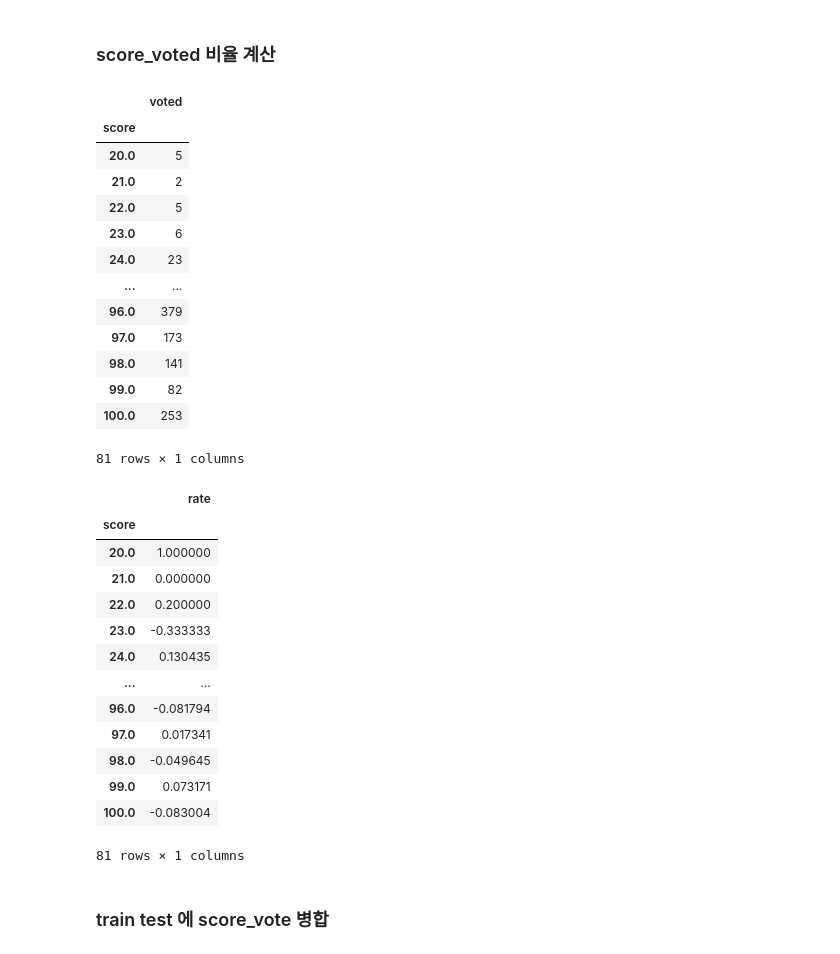
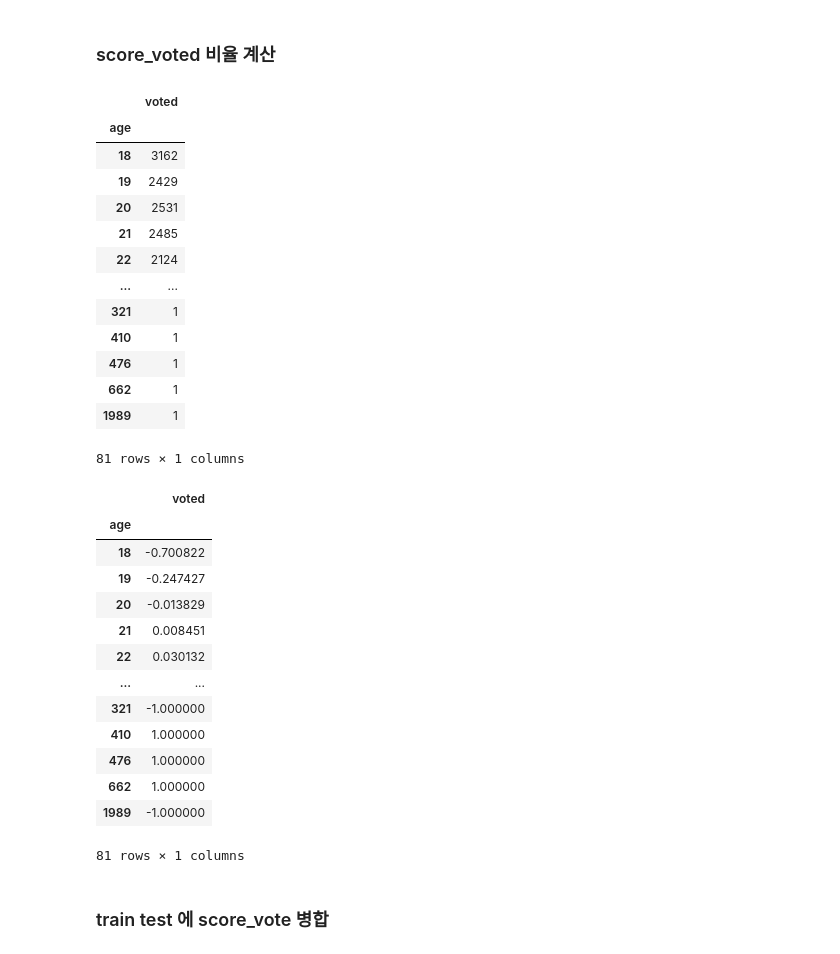
Before and after one commit to dss-14th/ml-repo-3, a Jupyter notebook: yong's/final_importance_except0_-Copy2.ipynb, the cells around one changed output. Saved outputs shown, nothing was run; the diff lists cells and outputs as text; code cells hidden in the pictures.

```diff
--- a/yong's/final_importance_except0_-Copy2.ipynb
+++ b/yong's/final_importance_except0_-Copy2.ipynb
@@ -207,47 +207,47 @@ df_te
 # %% [markdown]
 ### score_voted 비율 계산
 # %%
-df_tr[["voted", "score"]].groupby("score").count()
+df_tr[["voted", "age"]].groupby("age").count()
 # %% [output]
 |  | voted |
-| score |  |
-| 20.0 | 5 |
-| 21.0 | 2 |
-| 22.0 | 5 |
-| 23.0 | 6 |
-| 24.0 | 23 |
+| age |  |
+| 18 | 3162 |
+| 19 | 2429 |
+| 20 | 2531 |
+| 21 | 2485 |
+| 22 | 2124 |
 | ... | ... |
-| 96.0 | 379 |
-| 97.0 | 173 |
-| 98.0 | 141 |
-| 99.0 | 82 |
-| 100.0 | 253 |
+| 321 | 1 |
+| 410 | 1 |
+| 476 | 1 |
+| 662 | 1 |
+| 1989 | 1 |
 81 rows × 1 columns
 # %%
-weight_all_tr = df_tr[["voted", "score"]].groupby("score").count()
+weight_all_tr = df_tr[["voted", "age"]].groupby("age").count()
 # %%
-weight_yes_tr = df_tr[["voted", "score"]].groupby("score").sum()
+weight_yes_tr = df_tr[["voted", "age"]].groupby("age").sum()
 # %%
 weight_no_tr = weight_all_tr - weight_yes_tr
 # %%
 df_weight_tr = (weight_yes_tr - weight_no_tr)/ weight_all_tr
 # %%
-df_weight_tr = df_weight_tr.rename(columns={"voted":"rate"})
+df_weight_tr = df_weight_tr.rename(columns={"age":"rate"})
 df_weight_tr
 # %% [output]
-|  | rate |
-| score |  |
-| 20.0 | 1.000000 |
-| 21.0 | 0.000000 |
-| 22.0 | 0.200000 |
-| 23.0 | -0.333333 |
-| 24.0 | 0.130435 |
+|  | voted |
+| age |  |
+| 18 | -0.700822 |
+| 19 | -0.247427 |
+| 20 | -0.013829 |
+| 21 | 0.008451 |
+| 22 | 0.030132 |
 | ... | ... |
-| 96.0 | -0.081794 |
-| 97.0 | 0.017341 |
-| 98.0 | -0.049645 |
-| 99.0 | 0.073171 |
-| 100.0 | -0.083004 |
+| 321 | -1.000000 |
+| 410 | 1.000000 |
+| 476 | 1.000000 |
+| 662 | 1.000000 |
+| 1989 | -1.000000 |
 81 rows × 1 columns
 # %% [markdown]
 ### train test 에 score_vote 병합
```
Also changed, not shown: parts of 2 cells of this notebook, 1 other file.
